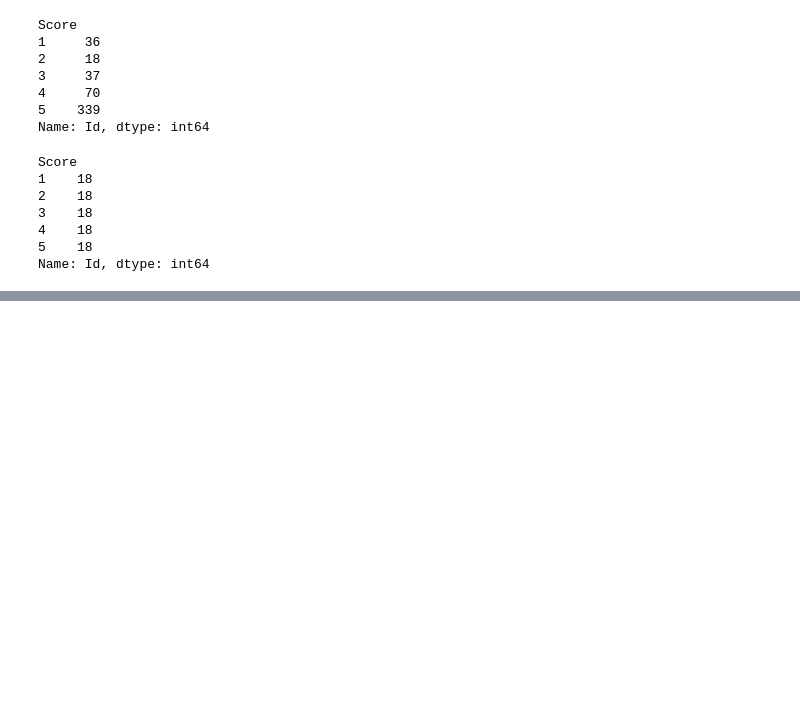
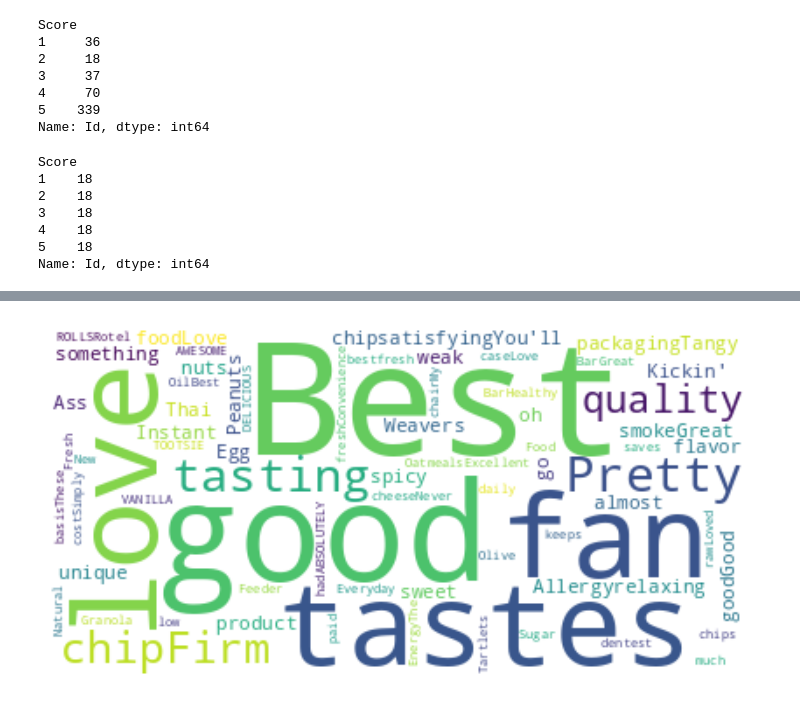
Before and after one commit to Bhuvansai-16/ExcelR-assignemts, a Jupyter notebook: Sentiment_analysis_project.ipynb, the cells around one changed output, grey strips where cells are left out. Drawn from its saved outputs; the diff is of its cells as text; code cells hidden in the pictures; blank space fills up the shorter version.

```diff
--- a/Sentiment_analysis_project.ipynb
+++ b/Sentiment_analysis_project.ipynb
@@ -172,0 +199,9 @@ plt.show()
+# %%
+wordcloud_pos = WordCloud(background_color='white').generate(positive_reviews_str)
+fig = plt.figure(figsize=(10,10))
+ax2 = fig.add_subplot(212)
+ax2.imshow(wordcloud_pos,interpolation='bilinear')
+ax2.axis('off')
+plt.show()
+# %% [output]
+[figure, added]
```
Also changed, not shown: parts of 12 cells of this notebook.
